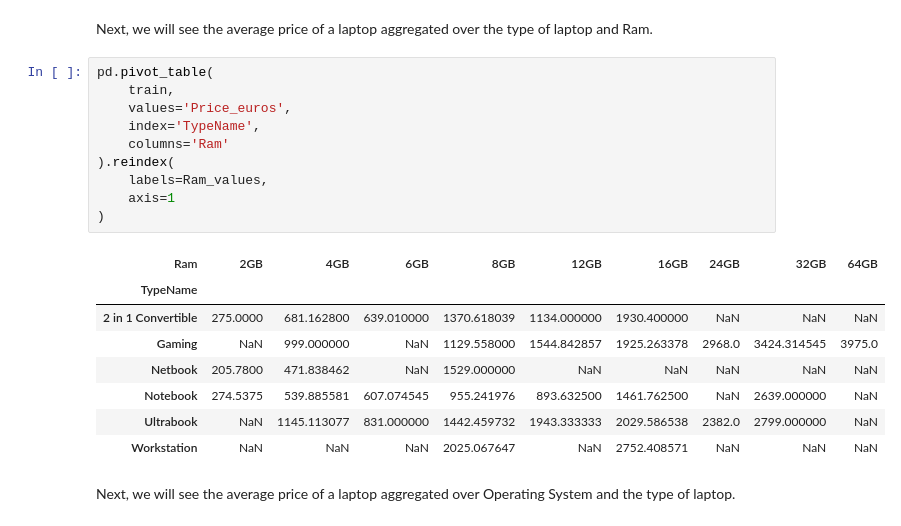
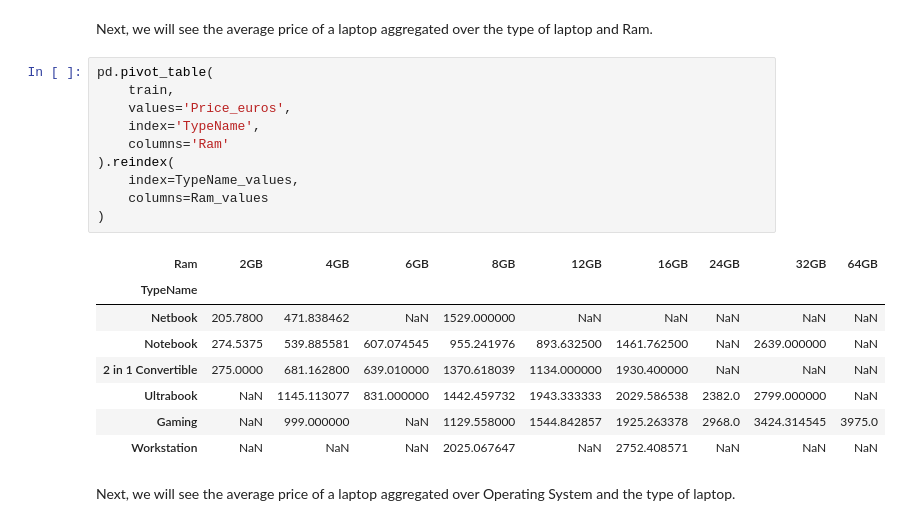
Before and after one commit to ryan-ferns/project_laptop_prices, a Jupyter notebook: laptop-prices-project.ipynb, the cells around one changed output. Saved outputs shown, nothing was run; the diff lists cells and outputs as text.

```diff
--- a/laptop-prices-project.ipynb
+++ b/laptop-prices-project.ipynb
@@ -1668,21 +1676,21 @@ laptop and Ram.
 # %%
 pd.pivot_table(
     train,
     values='Price_euros',
     index='TypeName',
     columns='Ram'
 ).reindex(
-    labels=Ram_values,
-    axis=1
+    index=TypeName_values,
+    columns=Ram_values
 )
 # %% [output]
 | Ram | 2GB | 4GB | 6GB | 8GB | 12GB | 16GB | 24GB | 32GB | 64GB |
 | TypeName |  |  |  |  |  |  |  |  |  |
-| 2 in 1 Convertible | 275.0000 | 681.162800 | 639.010000 | 1370.618039 | 1134.000000 | 1930.400000 | NaN | NaN | NaN |
-| Gaming | NaN | 999.000000 | NaN | 1129.558000 | 1544.842857 | 1925.263378 | 2968.0 | 3424.314545 | 3975.0 |
 | Netbook | 205.7800 | 471.838462 | NaN | 1529.000000 | NaN | NaN | NaN | NaN | NaN |
 | Notebook | 274.5375 | 539.885581 | 607.074545 | 955.241976 | 893.632500 | 1461.762500 | NaN | 2639.000000 | NaN |
+| 2 in 1 Convertible | 275.0000 | 681.162800 | 639.010000 | 1370.618039 | 1134.000000 | 1930.400000 | NaN | NaN | NaN |
 | Ultrabook | NaN | 1145.113077 | 831.000000 | 1442.459732 | 1943.333333 | 2029.586538 | 2382.0 | 2799.000000 | NaN |
+| Gaming | NaN | 999.000000 | NaN | 1129.558000 | 1544.842857 | 1925.263378 | 2968.0 | 3424.314545 | 3975.0 |
 | Workstation | NaN | NaN | NaN | 2025.067647 | NaN | 2752.408571 | NaN | NaN | NaN |
 # %% [markdown]
 Next, we will see the average price of
```
Also changed, not shown: parts of 21 cells of this notebook.
